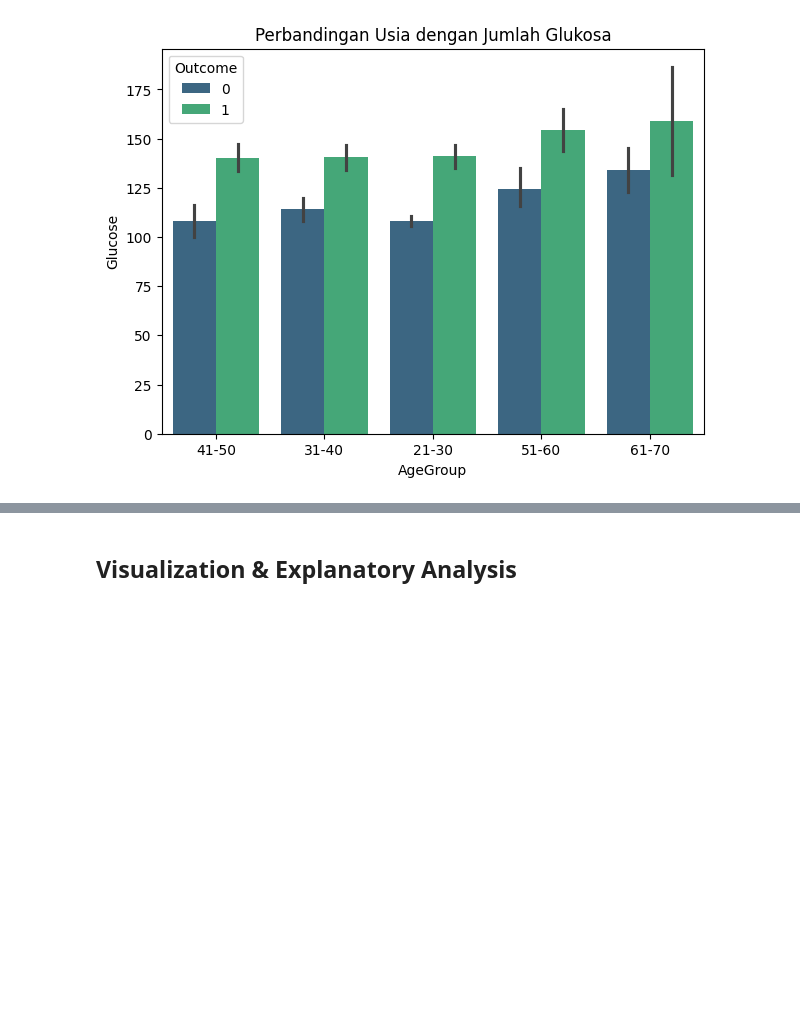
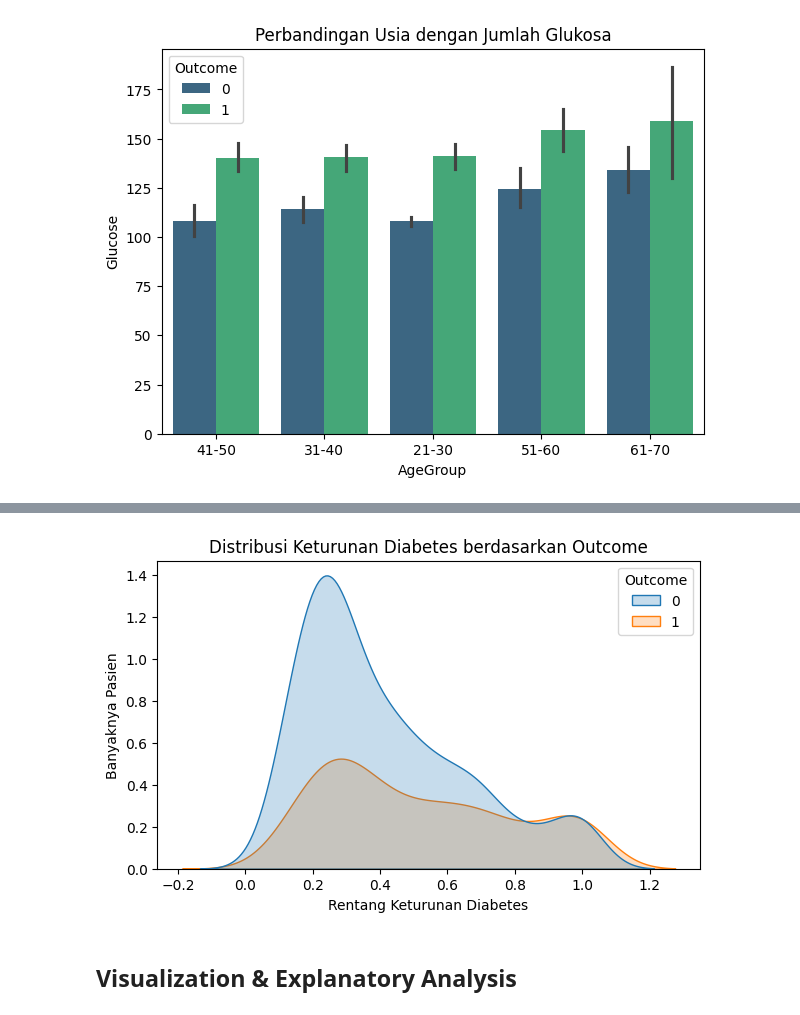
Before and after one commit to iniparhan/Diabetes_Analysis, a Jupyter notebook: notebook.ipynb, the cells around one changed output, grey strips where cells are left out. Drawn from its saved outputs; the diff is of its cells as text; code cells hidden in the pictures; blank space fills up the shorter version.

```diff
--- a/notebook.ipynb
+++ b/notebook.ipynb
@@ -375,3 +397,12 @@ plt.show()
+# %%
+plt.figure(figsize=(7, 4))
+sns.kdeplot(data=data, x='DiabetesPedigreeFunction', hue='Outcome', fill=True, color='purple')
+plt.title('Distribusi Keturunan Diabetes berdasarkan Outcome')
+plt.ylabel('Banyaknya Pasien')
+plt.xlabel('Rentang Keturunan Diabetes')
+plt.show()
+# %% [output]
+[figure, added]
 # %% [markdown]
 ## Visualization & Explanatory Analysis
 # %%
```
Also changed, not shown: parts of 5 cells of this notebook.
